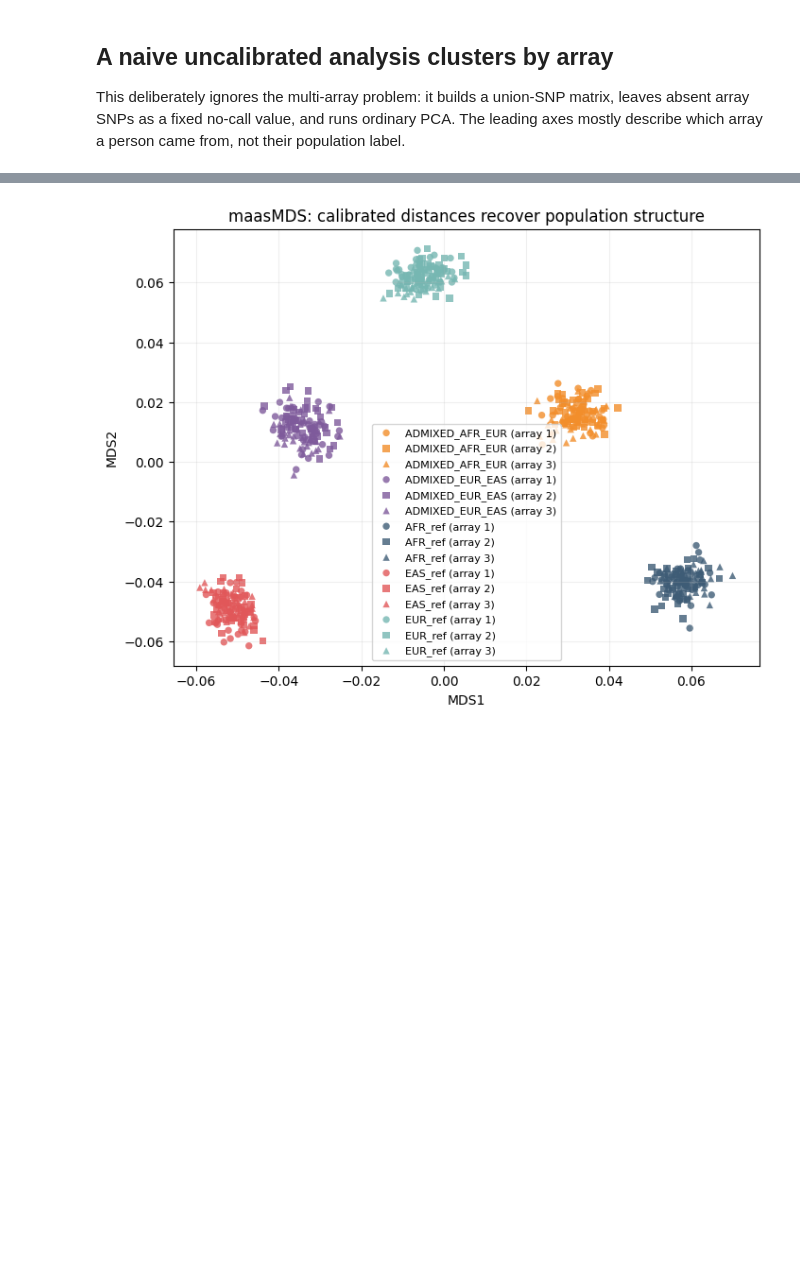
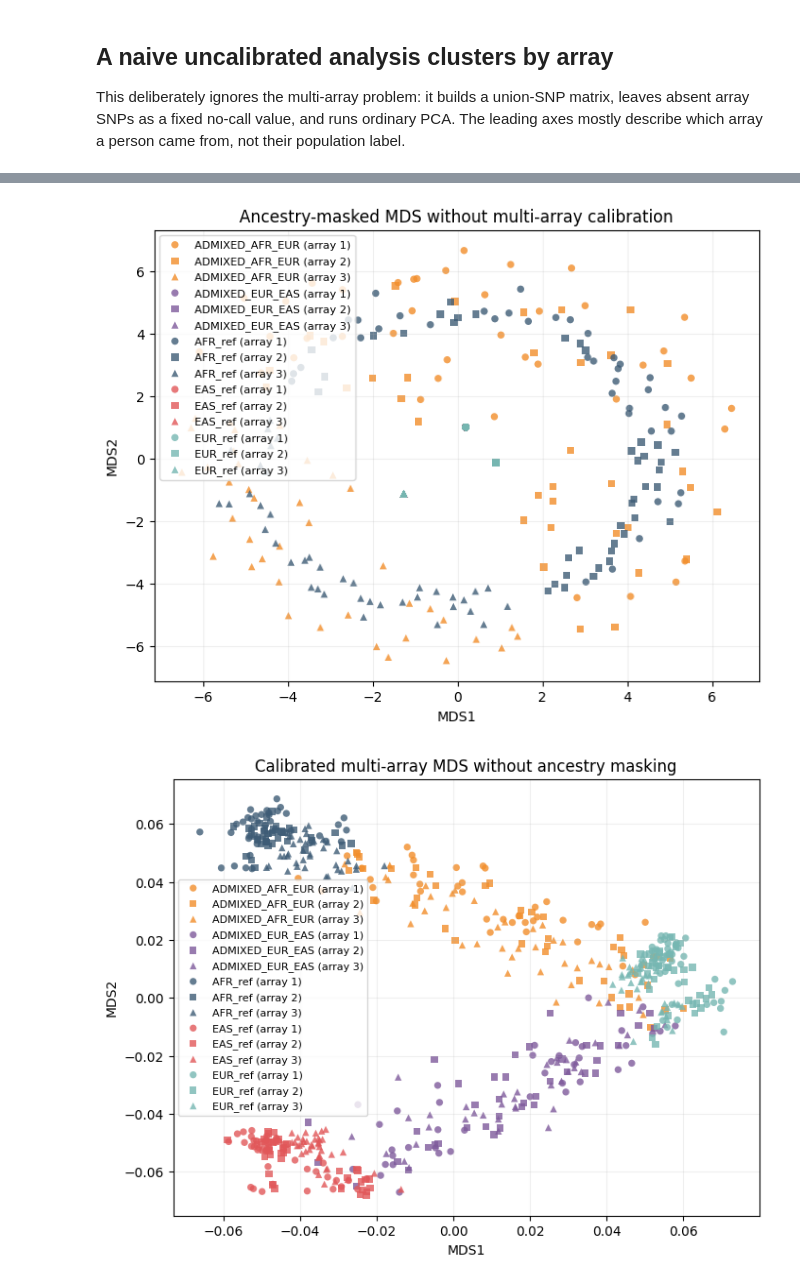
Before and after one commit to AI-sandbox/snputils, a Jupyter notebook: docs/tutorials/maasmds.ipynb, the cells around one changed output, grey strips where cells are left out. Saved outputs shown, nothing was run; the diff lists cells and outputs as text; code cells hidden in the pictures; blank space fills up the shorter version.

```diff
--- a/docs/tutorials/maasmds.ipynb
+++ b/docs/tutorials/maasmds.ipynb
@@ -151,10 +192,27 @@ embedding shape: (600, 2)
 # %%
+plot_population_by_array(
+    uncalibrated_df,
+    x="MDS1",
+    y="MDS2",
+    title="Ancestry-masked MDS without multi-array calibration",
+)
+plt.show()
+
+plot_population_by_array(
+    calibrated_no_mask_df,
+    x="MDS1",
+    y="MDS2",
+    title="Calibrated multi-array MDS without ancestry masking",
+)
+plt.show()
+
 plot_population_by_array(
     calibrated_df,
     x="MDS1",
     y="MDS2",
-    title="maasMDS: calibrated distances recover population structure",
+    title="Full maasMDS: calibrated + AFR-masked",
 )
 plt.show()
 # %% [output]
-[figure, old version]
+[figure, new version]
+[figure, added]
```
Also changed, not shown: parts of 8 cells of this notebook, 2 other files.
